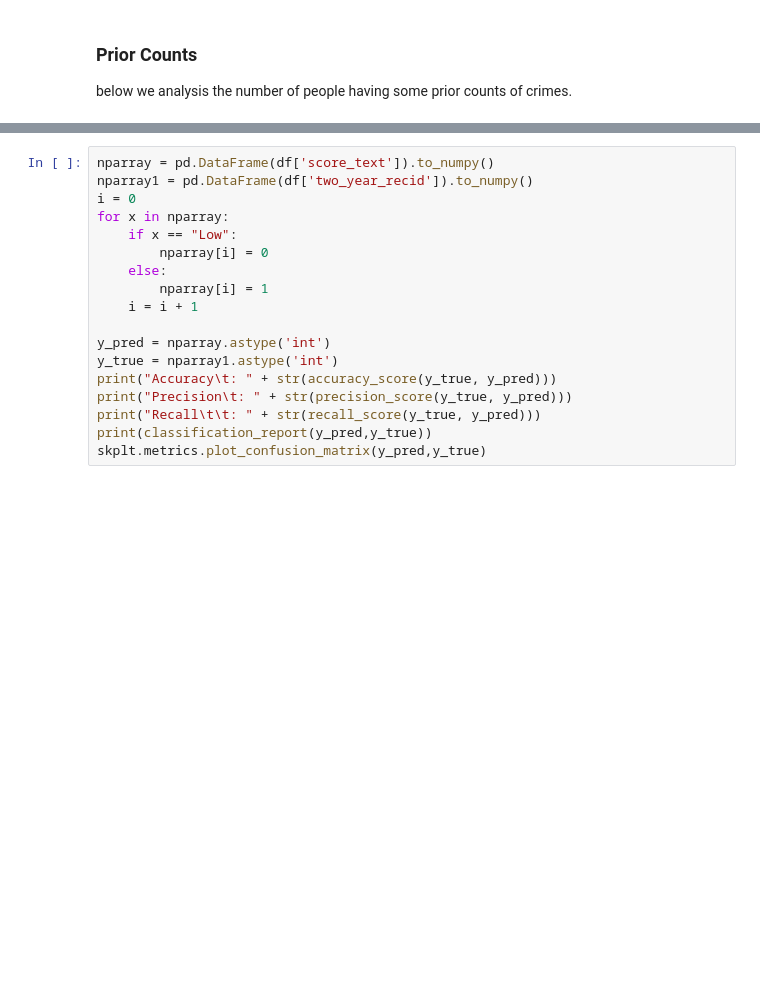
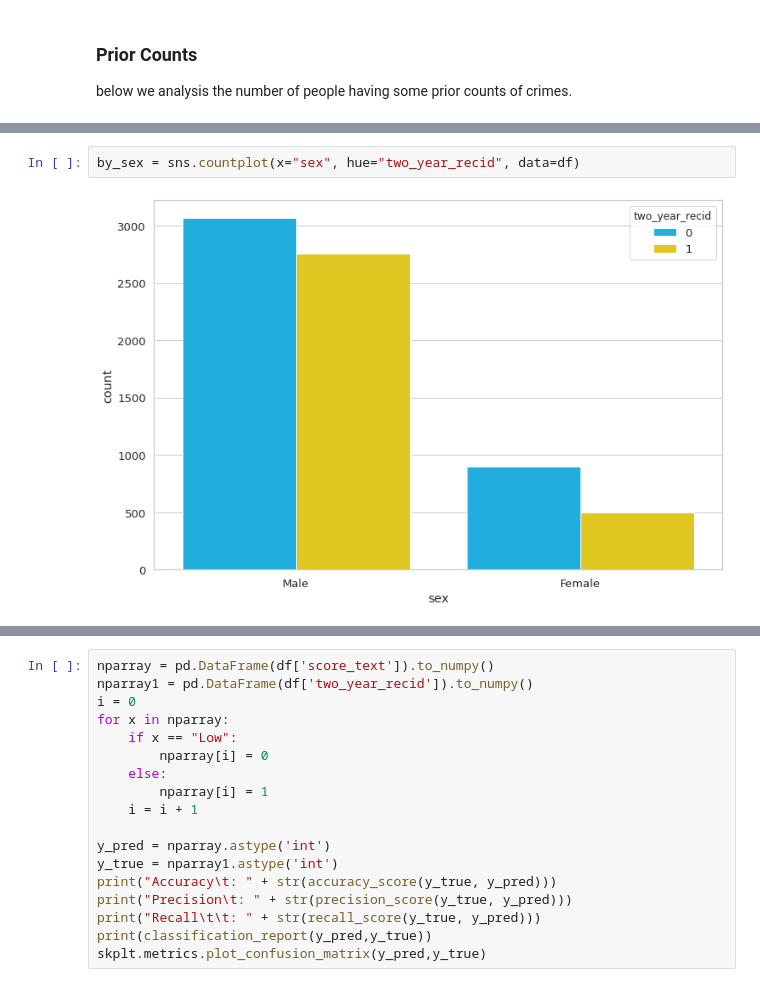
Before and after one commit to irmanfaqrizal/datascience, a Jupyter notebook: firstpart.ipynb, the cells around one changed output, grey strips where cells are left out. Drawn from its saved outputs; the diff is of its cells as text; blank space fills up the shorter version.

```diff
--- a/firstpart.ipynb
+++ b/firstpart.ipynb
@@ -199,0 +209,4 @@ df.priors_count.value_counts().rename_axis('number of priors').to_frame('Number
+# %%
+by_sex = sns.countplot(x="sex", hue="two_year_recid", data=df)
+# %% [output]
+[figure, added]
```
Also changed, not shown: parts of 31 cells of this notebook.
